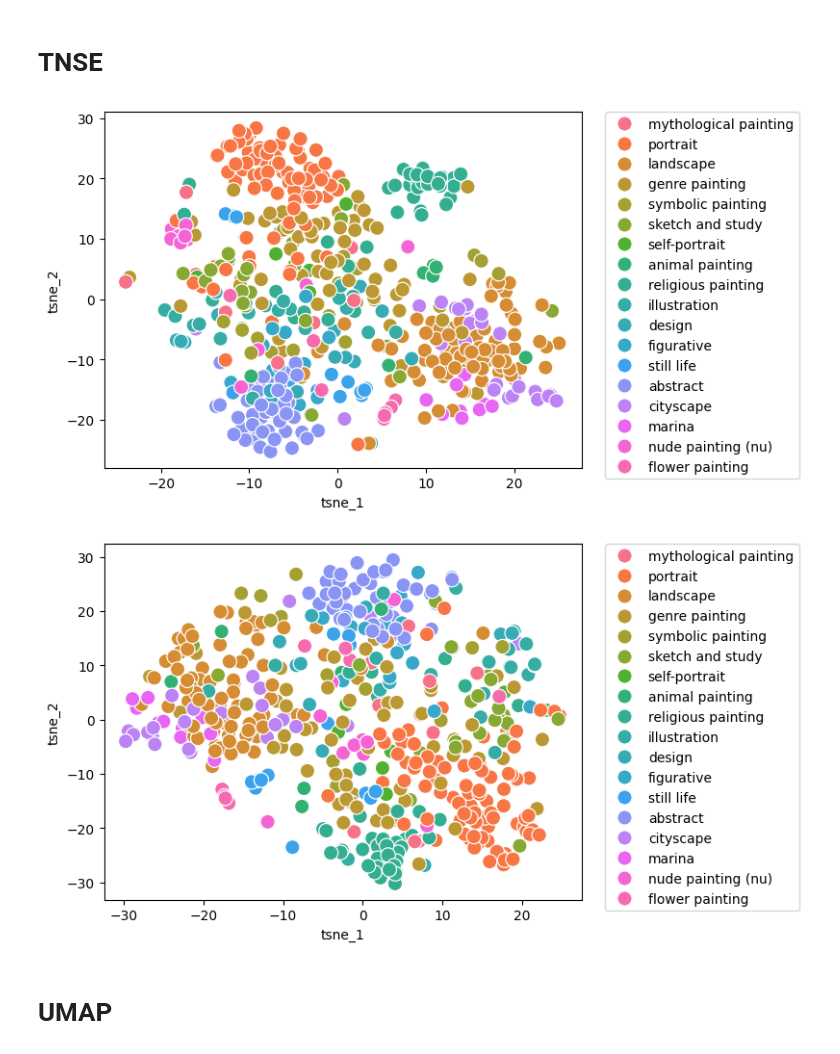
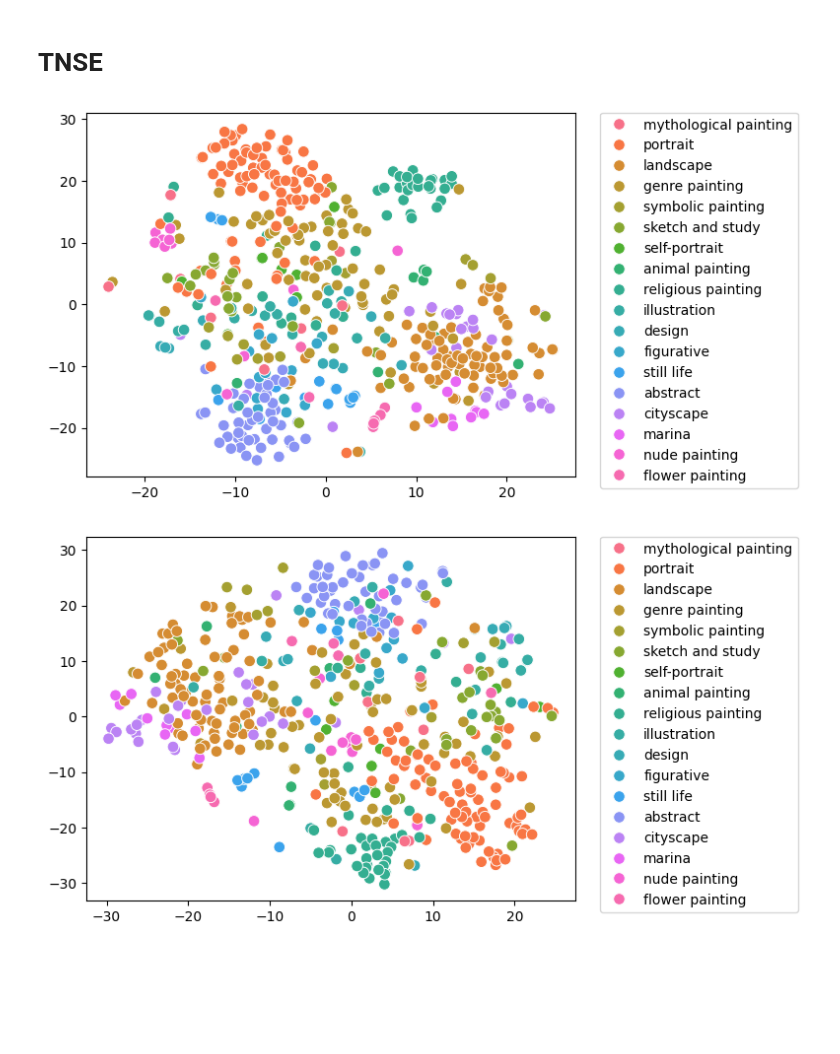
Before and after one commit to CILAB-ArtGraph/graphclip, a Jupyter notebook: notebooks/painting_visualization_genre.ipynb, the cells around one changed output. Drawn from its saved outputs; the diff is of its cells as text; code cells hidden in the pictures; blank space fills up the shorter version.

```diff
--- a/notebooks/painting_visualization_genre.ipynb
+++ b/notebooks/painting_visualization_genre.ipynb
@@ -39,6 +39,12 @@ test_set
 | 11645 | giovanni-bellini_pesaro-altarpiec... | religious painting |
 | 11646 | henri-de-toulouse-lautrec_prostit... | portrait |
 11647 rows × 2 columns
+# %%
+genres = test_set.genre.unique().tolist()
+genre_mapping = {
+    k: "nude painting" if k == "nude painting (nu)" else k for k in genres
+}
+test_set.genre = test_set.genre.map(genre_mapping)
 # %%
 drop, sampled_test_set = train_test_split(
     test_set,
@@ -186,31 +192,32 @@ tsne_result_df = pd.DataFrame(
     }
 )
 fig, ax = plt.subplots(1)
-sns.scatterplot(x="tsne_1", y="tsne_2", hue="label", data=tsne_result_df, ax=ax, s=120)
+sns.scatterplot(x="tsne_1", y="tsne_2", hue="label", data=tsne_result_df, ax=ax, s=70)
 lim = (tsne_result.min() - 5, tsne_result.max() + 5)
+ax.set(xlabel=None, ylabel=None)
 ax.legend(bbox_to_anchor=(1.05, 1), loc=2, borderaxespad=0.0)
 fig.savefig('./reports/figures/graph_clip_tsne_genre.png', dpi=500, bbox_inches="tight")
 # %% [output]
-[figure, old version]
+[figure, new version]
 # %%
 n_components = 2
 tsne = TSNE(
     n_components=n_components, perplexity=num_neighbors, random_state=random_state
 )
 tsne_result = tsne.fit_transform(StandardScaler().fit_transform(clip_features))
 tsne_result_df = pd.DataFrame(
     {
         "tsne_1": tsne_result[:, 0],
         "tsne_2": tsne_result[:, 1],
         "label": sampled_test_set["genre"].values,
     }
 )
 fig, ax = plt.subplots(1)
-sns.scatterplot(x="tsne_1", y="tsne_2", hue="label", data=tsne_result_df, ax=ax, s=120)
+sns.scatterplot(x="tsne_1", y="tsne_2", hue="label", data=tsne_result_df, ax=ax, s=70)
 lim = (tsne_result.min() - 5, tsne_result.max() + 5)
 ax.legend(bbox_to_anchor=(1.05, 1), loc=2, borderaxespad=0.0)
+ax.set(xlabel=None, ylabel=None)
+ax.legend(bbox_to_anchor=(1.05, 1), loc=2, borderaxespad=0.0)
 fig.savefig('./reports/figures/clip_tsne_genre.png', dpi=500, bbox_inches="tight")
 # %% [output]
-[figure, old version]
+[figure, new version]
-# %% [markdown]
-# UMAP
```
Also changed, not shown: parts of 5 cells of this notebook, 7 other files.
